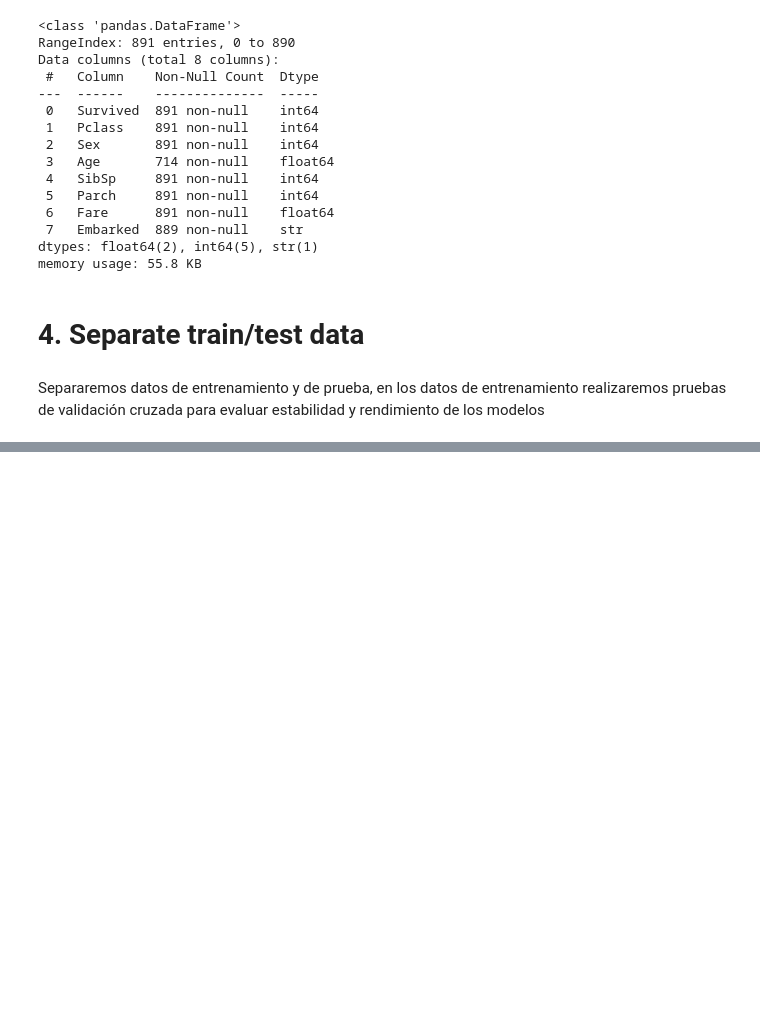
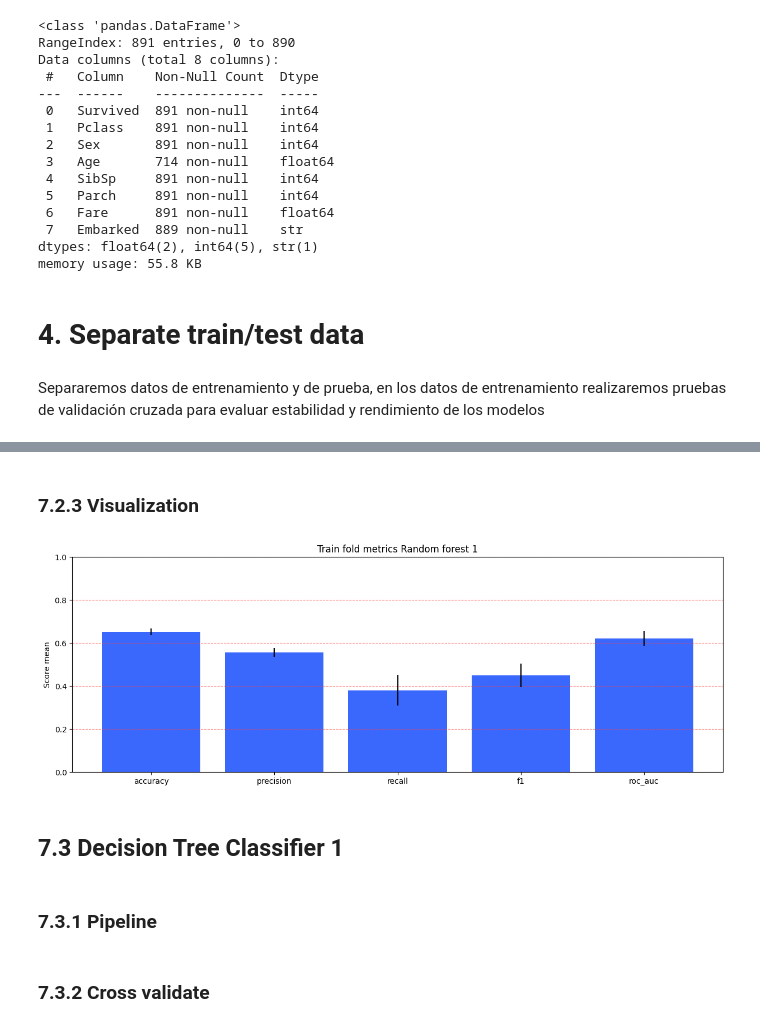
Before and after one commit to charligram/2_titanic, a Jupyter notebook: notebooks/03_modeling.ipynb, the cells around one changed output, grey strips where cells are left out. Drawn from its saved outputs; the diff is of its cells as text; code cells hidden in the pictures; blank space fills up the shorter version.

```diff
--- a/notebooks/03_modeling.ipynb
+++ b/notebooks/03_modeling.ipynb
@@ -51,0 +253,49 @@ X_train, X_test, y_train, y_test = train_test_split(X, y, test_size=0.2, random_
+# %%
+means_random_forest_1_folds = [
+    mean_accuracy_random_forest_1_folds,
+    mean_precision_random_forest_1_folds,
+    mean_recall_random_forest_1_folds,
+    mean_f1_random_forest_1_folds,
+    mean_roc_auc_random_forest_1_folds
+]
+# %%
+stds_random_forest_1_fols = [
+    std_accuracy_random_forest_1_folds,
+    std_precision_random_forest_1_folds,
+    std_recall_random_forest_1_folds,
+    std_f1_random_forest_1_folds,
+    std_roc_auc_random_forest_1_folds
+]
+# %% [markdown]
+### 7.2.3 Visualization
+# %%
+x_positions_to_bar_plot = np.arange(len(METRICS))
+
+fig, ax = plt.subplots(figsize=(15, 5))
+
+ax.bar(
+    x_positions_to_bar_plot,
+    height=means_random_forest_1_folds,
+    yerr=stds_random_forest_1_fols,
+    color=SURVIVED_COLORS[1]
+)
+
+ax.grid(axis='y', color=SURVIVED_COLORS[0], linestyle='--', alpha=0.7)
+
+ax.set_xticks(x_positions_to_bar_plot)
+ax.set_xticklabels(METRICS)
+
+ax.set_ylim([0, 1])
+ax.set_ylabel('Score mean')
+
+ax.set_title('Train fold metrics Random forest 1')
+
+
+plt.savefig(MODEL_FIGURES_PATH / '02_train_metrics_random_forest_1', bbox_inches='tight')
+plt.show()
+# %% [output]
+[figure, added]
+# %% [markdown]
+## 7.3 Decision Tree Classifier 1
+# %% [markdown]
+### 7.3.1 Pipeline
@@ -51,0 +308,2 @@ X_train, X_test, y_train, y_test = train_test_split(X, y, test_size=0.2, random_
+# %% [markdown]
+### 7.3.2 Cross validate
```
Also changed, not shown: parts of 67 cells of this notebook, 4 other files.
